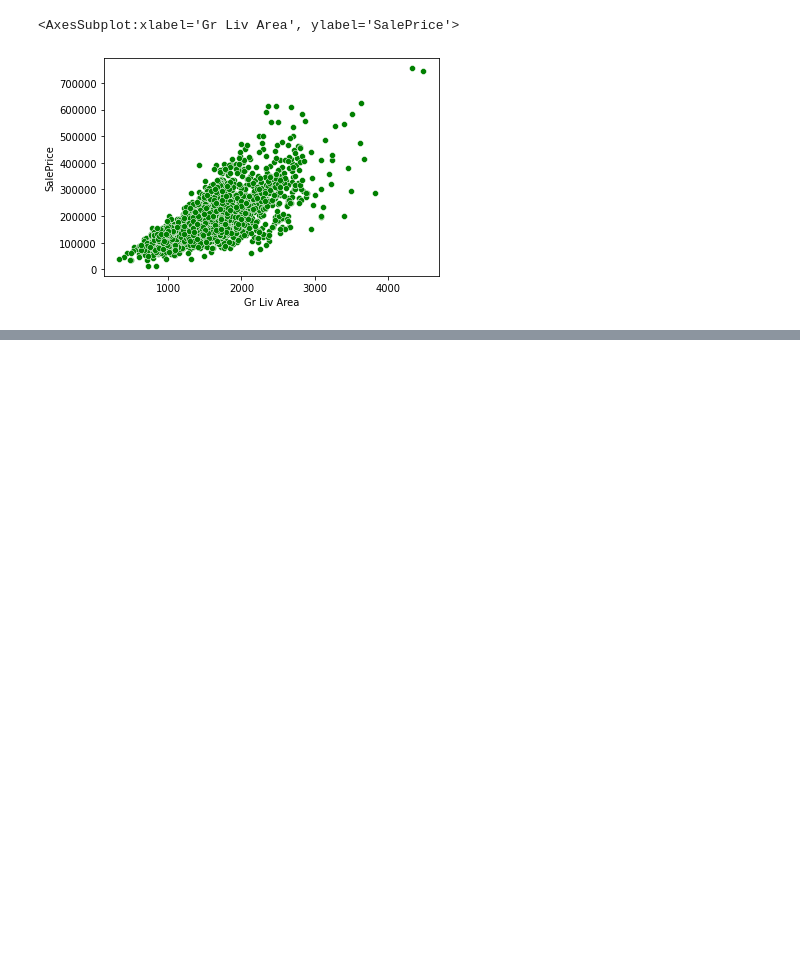
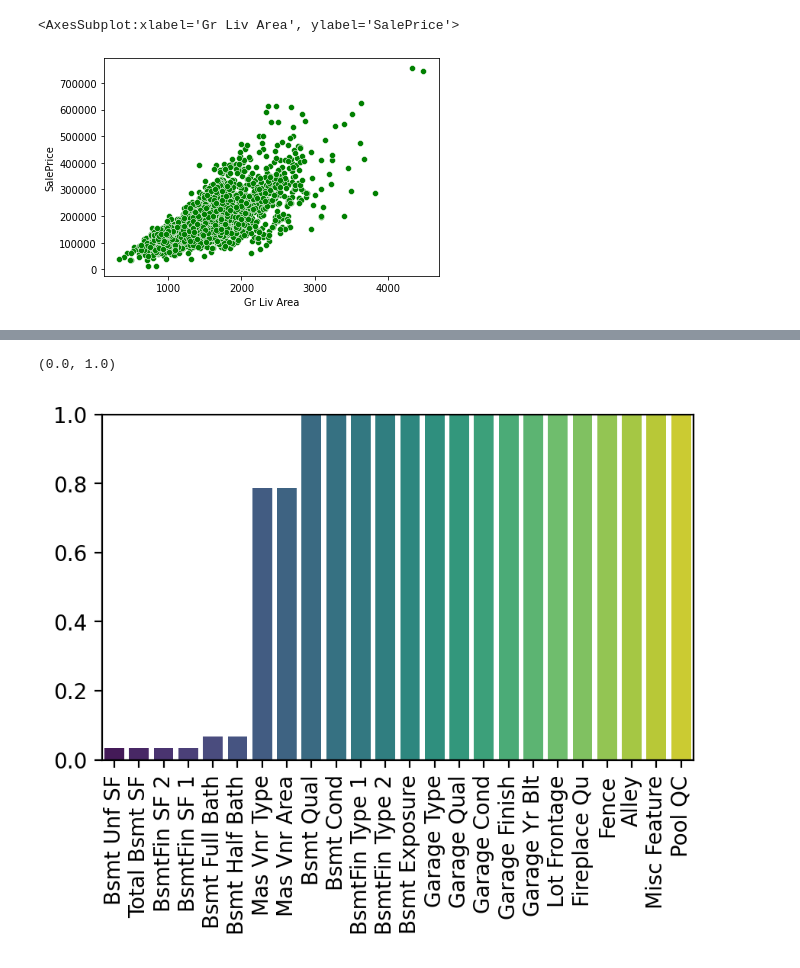
Before and after one commit to AkashBorgalli/Linear-Regression, a Jupyter notebook: outliers/Handling_Outliers.ipynb, the cells around one changed output, grey strips where cells are left out. Drawn from its saved outputs; the diff is of its cells as text; code cells hidden in the pictures; blank space fills up the shorter version.

```diff
--- a/outliers/Handling_Outliers.ipynb
+++ b/outliers/Handling_Outliers.ipynb
@@ -214,0 +383,5 @@ sns.scatterplot(x = 'Gr Liv Area', y='SalePrice', data=df, color='green')
+# %%
+df = df.dropna(axis=0, subset=['Electrical', 'Garage Cars'])
+# %%
+percent_nan = percent_missing(df)
+percent_nan
@@ -214,0 +406,9 @@ sns.scatterplot(x = 'Gr Liv Area', y='SalePrice', data=df, color='green')
+# %%
+## Again Visualizing the data
+plt.figure(figsize=(5,3), dpi=200)
+sns.barplot(x=percent_nan.index, y= percent_nan, palette='viridis')
+plt.xticks(rotation=90)
+plt.ylim(0,1) #for visulaizing 1% data
+# %% [output]
+(0.0, 1.0)
+[figure, added]
```
Also changed, not shown: parts of 38 cells of this notebook.
